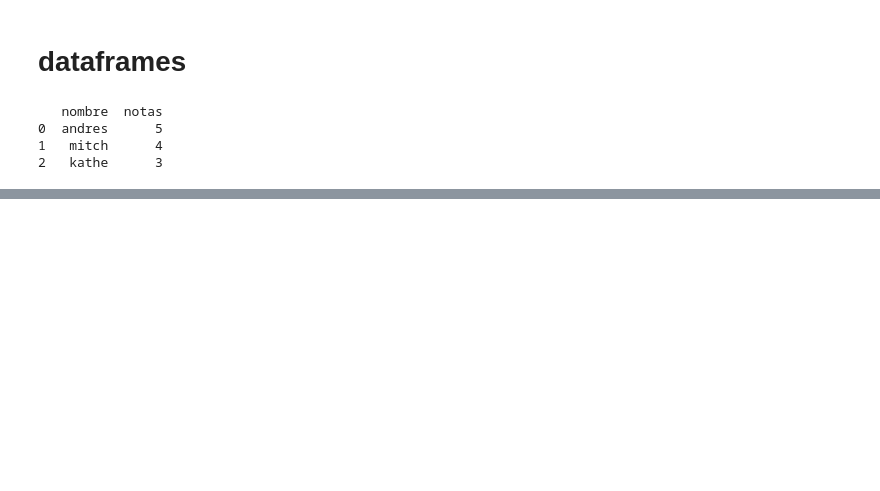
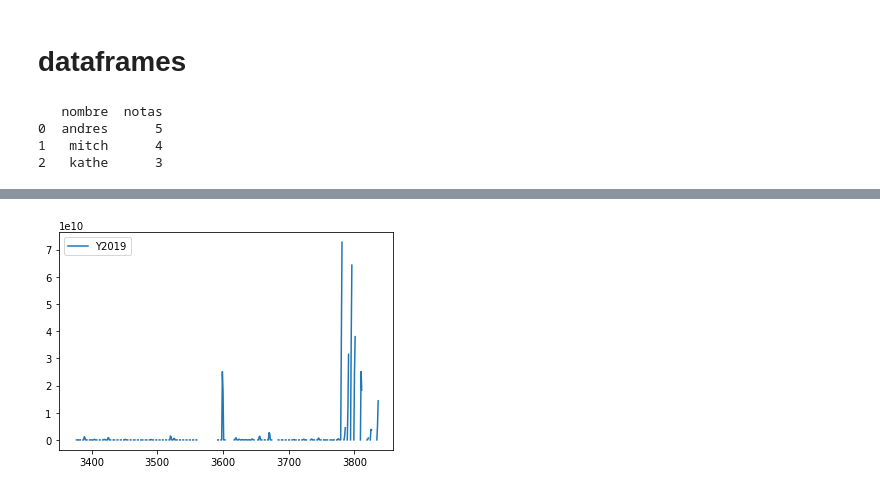
Before and after one commit to m1th/big_data, a Jupyter notebook: Phyton_Avanzado.ipynb, the cells around one changed output, grey strips where cells are left out. Cells and saved outputs as stored; diff of their text form; code cells hidden in the pictures; blank space fills up the shorter version.

Commit message:
GRAPHICS PANDAS

```diff
--- a/Phyton_Avanzado.ipynb
+++ b/Phyton_Avanzado.ipynb
@@ -481,0 +583,2 @@ print(df)
+# %%
+df_america = pd.read_csv("Value_of_Production_E_Americas.csv", encoding="ISO-8859-1")
@@ -481,0 +614,2 @@ print(df)
+# %%
+df_colombia = df_america.loc[df_america["Area"]== "Colombia", ["Item","Element", "Y2019"]] # nombre de la columna en mi caso no funciono
@@ -481,0 +658,5 @@ print(df)
+# %%
+df_colombia.plot()
+plt.show()
+# %% [output]
+[figure, added]
```
Also changed, not shown: parts of 28 cells of this notebook.
